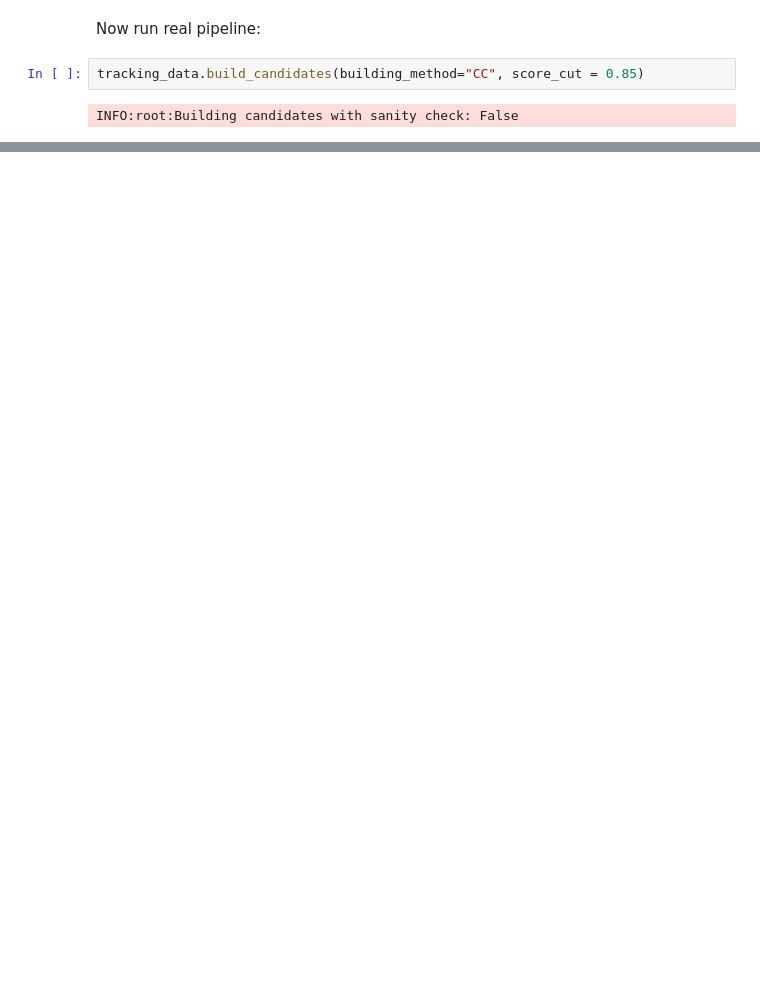
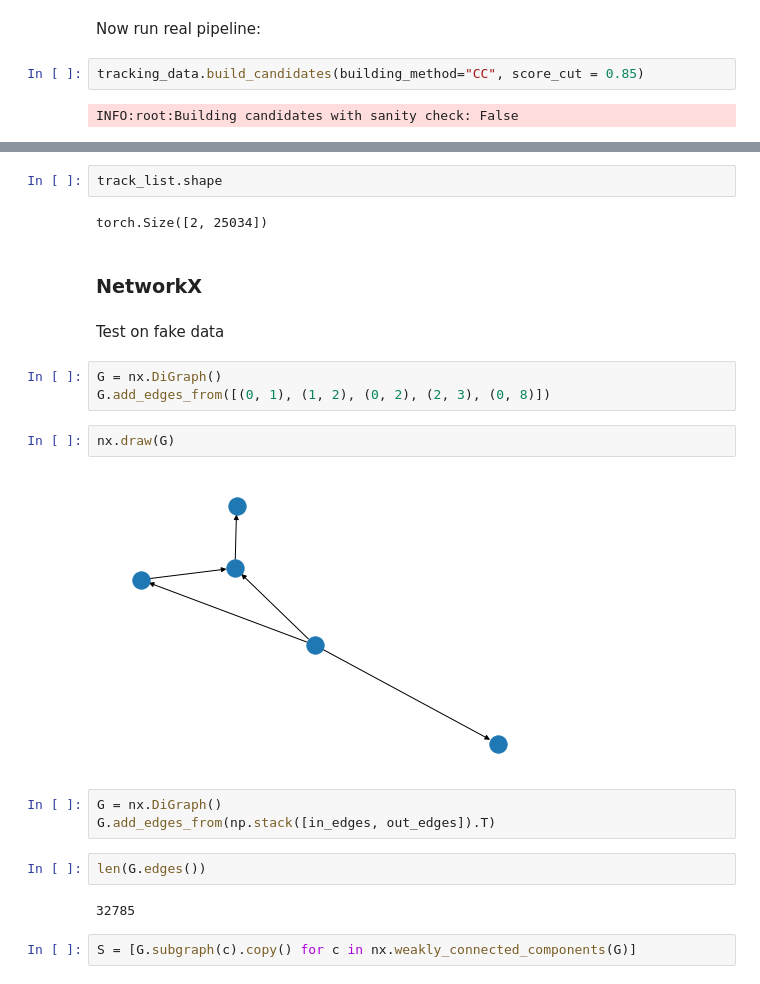
Before and after one commit to HSF-reco-and-software-triggers/Tracking-ML-Exa.TrkX, a Jupyter notebook: Pipelines/Common_Tracking_Example/notebooks/ITk/Exploration/Track_Cleaning.ipynb, the cells around one changed output, grey strips where cells are left out. Saved outputs shown, nothing was run; the diff lists cells and outputs as text; blank space fills up the shorter version.

```diff
--- a/Pipelines/Common_Tracking_Example/notebooks/ITk/Exploration/Track_Cleaning.ipynb
+++ b/Pipelines/Common_Tracking_Example/notebooks/ITk/Exploration/Track_Cleaning.ipynb
@@ -100,0 +189,24 @@ INFO:root:Building candidates with sanity check: False
+# %%
+track_list.shape
+# %% [output]
+torch.Size([2, 25034])
+# %% [markdown]
+### NetworkX
+# %% [markdown]
+Test on fake data
+# %%
+G = nx.DiGraph()
+G.add_edges_from([(0, 1), (1, 2), (0, 2), (2, 3), (0, 8)])
+# %%
+nx.draw(G)
+# %% [output]
+[figure, added]
+# %%
+G = nx.DiGraph()
+G.add_edges_from(np.stack([in_edges, out_edges]).T)
+# %%
+len(G.edges())
+# %% [output]
+32785
+# %%
+S = [G.subgraph(c).copy() for c in nx.weakly_connected_components(G)]
```
Also changed, not shown: parts of 129 cells of this notebook, 27 other files.
